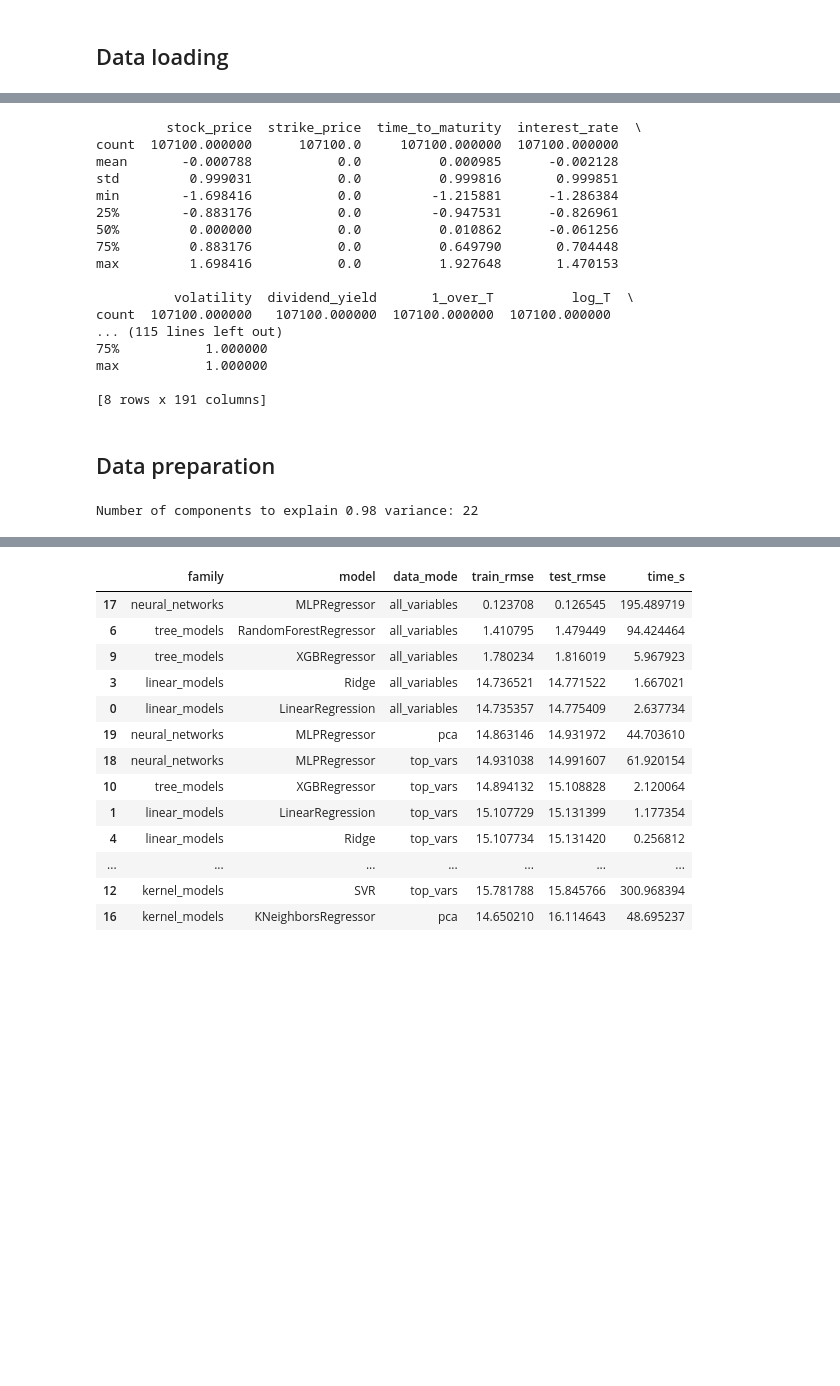
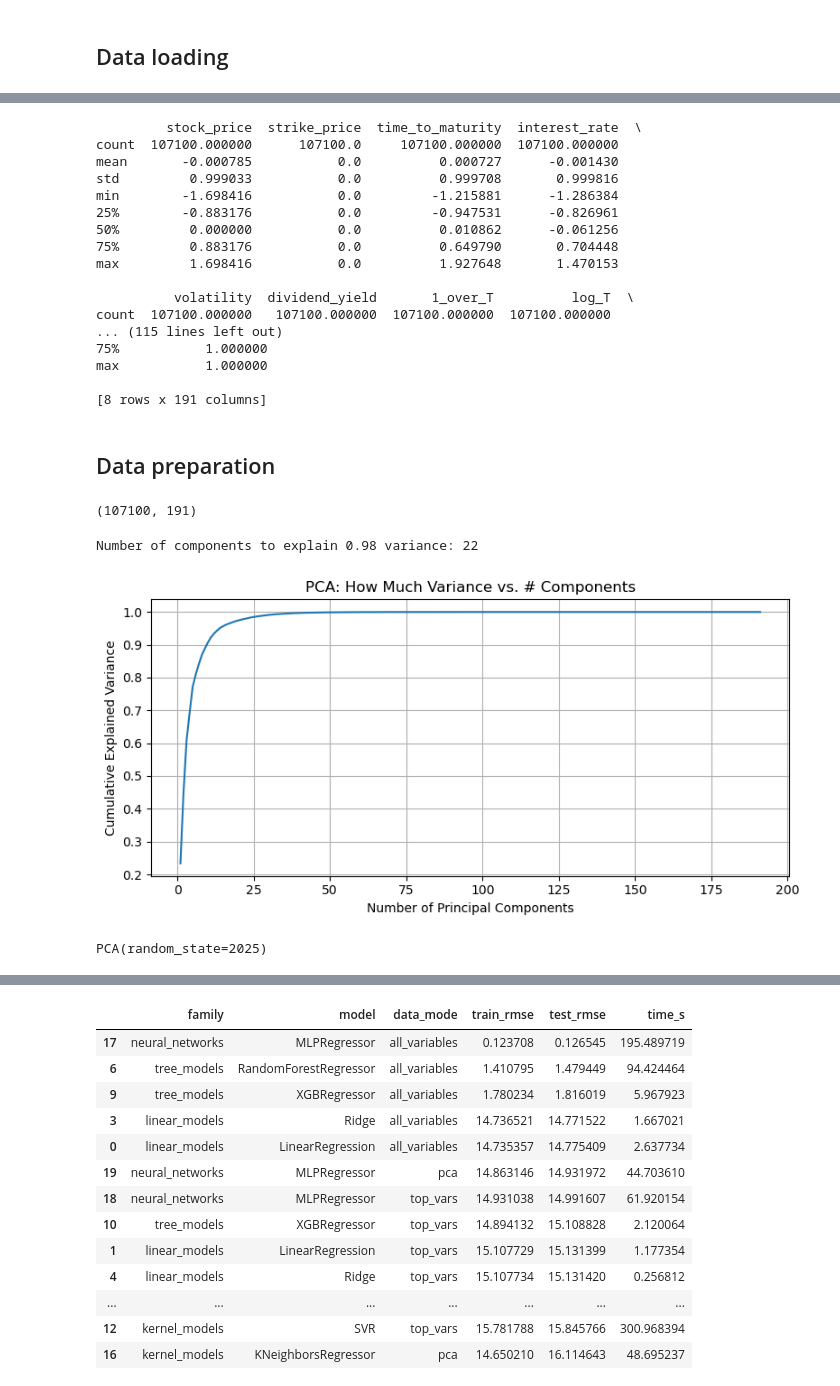
Before and after one commit to arabporr/DSC, a Jupyter notebook: notebooks/03_Models.ipynb, the cells around one changed output, grey strips where cells are left out. Drawn from its saved outputs; the diff is of its cells as text; code cells hidden in the pictures; blank space fills up the shorter version.

```diff
--- a/notebooks/03_Models.ipynb
+++ b/notebooks/03_Models.ipynb
@@ -20,10 +20,16 @@ from sklearn.neural_network import MLPRegressor
 # %% [markdown]
 ## Data loading
 # %%
-training_data = pd.read_csv('../data/training_data.csv')
-test_data = pd.read_csv('../data/testing_data.csv')
+training_data = pd.read_csv("../data/03_splitted/European_Vanilla/training_data.csv")
+test_data = pd.read_csv(
+    "../data/03_splitted/European_Vanilla/testing_data.csv"
+)
+
 
 X_train = training_data.iloc[:, :-1]
+
 y_train = training_data.iloc[:, -1]
+
 X_test = test_data.iloc[:, :-1]
+
 y_test = test_data.iloc[:, -1]
@@ -32,8 +54,8 @@ print(X_train.describe())
 # %% [output]
          stock_price  strike_price  time_to_maturity  interest_rate  \
 count  107100.000000      107100.0     107100.000000  107100.000000
-mean       -0.000788           0.0          0.000985      -0.002128
-std         0.999031           0.0          0.999816       0.999851
+mean       -0.000785           0.0          0.000727      -0.001430
+std         0.999033           0.0          0.999708       0.999816
 min        -1.698416           0.0         -1.215881      -1.286384
 25%        -0.883176           0.0         -0.947531      -0.826961
 50%         0.000000           0.0          0.010862      -0.061256
@@ -67,29 +89,38 @@ top_variables = set(Top_40_columns).intersection(set(Columns_variance_filter).in
 
 X_train_top_vars = X_train[list(top_variables)]
 X_test_top_vars = X_test[list(top_variables)]
+# %%
+X_train.shape
+# %% [output]
+(107100, 191)
 # %%
 pca_full = PCA(random_state=2025)
 pca_full.fit(X_train)
 cum_var = np.cumsum(pca_full.explained_variance_ratio_)
 
 Var_threshold = 0.98
 Number_of_components = np.where(cum_var > Var_threshold)[0][0]
 print(
     f"Number of components to explain {Var_threshold} variance: {Number_of_components}"
 )
 
 pca = PCA(n_components=Number_of_components, random_state=2025)
 X_train_pca = pca.fit_transform(X_train)
 X_test_pca = pca.transform(X_test)
 
-# Plotting the explained variance ratio
-# plt.figure(figsize=(8, 4))
-# plt.plot(range(1, len(cum_var) + 1), cum_var)
-# plt.xlabel("Number of Principal Components")
-# plt.ylabel("Cumulative Explained Variance")
-# plt.title("PCA: How Much Variance vs. # Components")
-# plt.grid(True)
-# plt.tight_layout()
-# plt.show()
+# # Plotting the explained variance ratio
+plt.figure(figsize=(8, 4))
+plt.plot(range(1, len(cum_var) + 1), cum_var)
+plt.xlabel("Number of Principal Components")
+plt.ylabel("Cumulative Explained Variance")
+plt.title("PCA: How Much Variance vs. # Components")
+plt.grid(True)
+plt.tight_layout()
+plt.show()
 # %% [output]
 Number of components to explain 0.98 variance: 22
+[figure, added]
+# %%
+pca_full.fit(X_train)
+# %% [output]
+PCA(random_state=2025)
```
Also changed, not shown: parts of 6 cells of this notebook, 16 other files.
